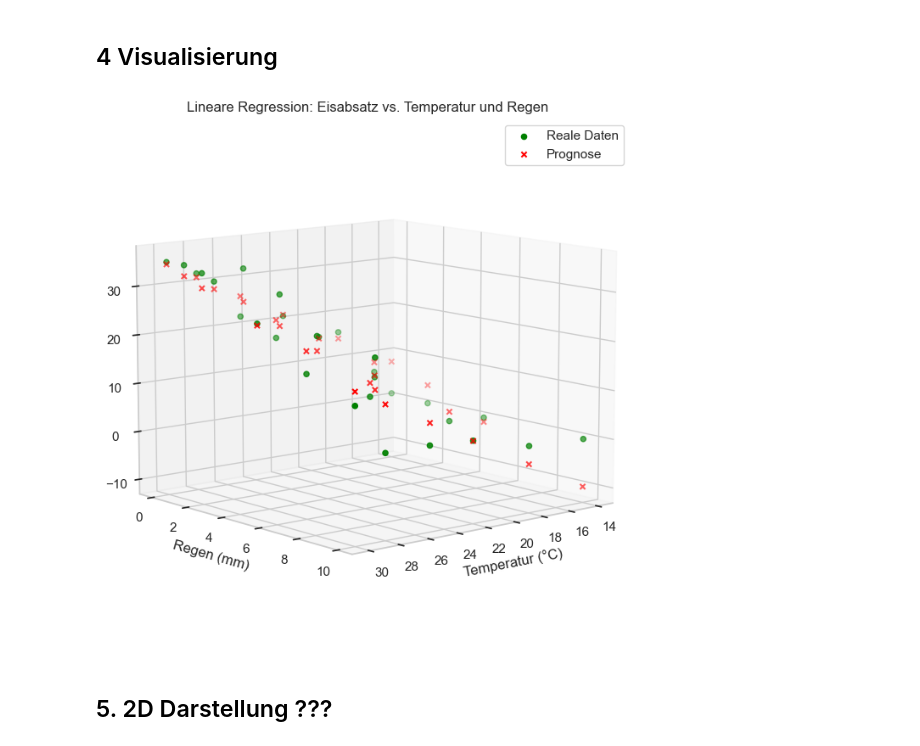
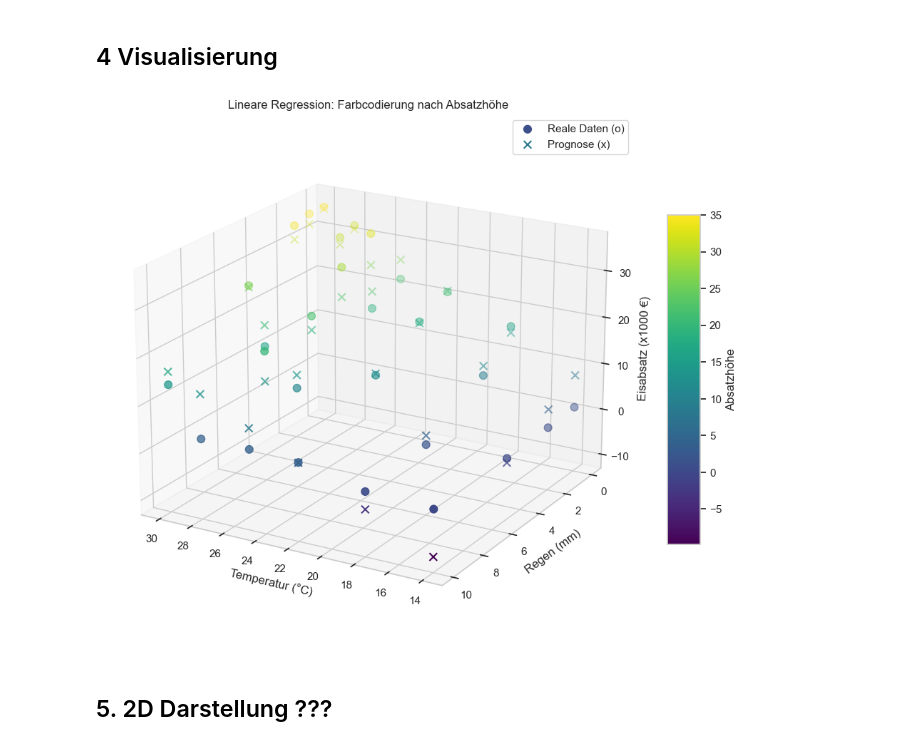
Before and after one commit to Ssaammyy36/Kurs-KI-Abgabe-1, a Jupyter notebook: Aufgabe_5/Aufgabe_5.ipynb, the cells around one changed output. Drawn from its saved outputs; the diff is of its cells as text; code cells hidden in the pictures.

```diff
--- a/Aufgabe_5/Aufgabe_5.ipynb
+++ b/Aufgabe_5/Aufgabe_5.ipynb
@@ -165,21 +157,35 @@ z_surf = a + b * x_surf + c * y_surf                                # Punkte der
 # %%
+import matplotlib.pyplot as plt
+import numpy as np
+
 # 3D-Plot erstellen
-fig = plt.figure(figsize=(8, 30))
+fig = plt.figure(figsize=(12, 10))
 ax = fig.add_subplot(111, projection='3d')
 
-ax.scatter(X['Temperatur'], X['Regen'], y, c='green', marker='o', label='Reale Daten')              # Reale Datenpunkte
-ax.scatter(X['Temperatur'], X['Regen'], y_pred, c='red', marker='x', label='Prognose')              # Prognose Daten
-#ax.scatter(x_surf, y_surf, z_surf, alpha=0.1, color='blue', label='Modell-Ebene')                   # Regressionsebene
+z_min = min(y.min(), y_pred.min())
+z_max = max(y.max(), y_pred.max())
+
+# Reale Datenpunkte
+sc1 = ax.scatter(X['Temperatur'], X['Regen'], y,
+                 c=y, cmap='viridis', vmin=z_min, vmax=z_max,
+                 marker='o', s=60, label='Reale Daten (o)')
+
+# Prognose Daten
+sc2 = ax.scatter(X['Temperatur'], X['Regen'], y_pred,
+                 c=y_pred, cmap='viridis', vmin=z_min, vmax=z_max,
+                 marker='x', s=60, label='Prognose (x)')
 
 ax.set_xlabel('Temperatur (°C)')
 ax.set_ylabel('Regen (mm)')
 ax.set_zlabel('Eisabsatz (x1000 €)')
-ax.set_title('Lineare Regression: Eisabsatz vs. Temperatur und Regen')
-ax.view_init(elev=10, azim=50)
+ax.set_title('Lineare Regression: Farbcodierung nach Absatzhöhe')
+ax.view_init(elev=20, azim=120)                                         # Ansicht einstellen
 ax.legend()
+
+fig.colorbar(sc1, ax=ax, shrink=0.6, aspect=10, label='Absatzhöhe')
 plt.show()
 # %% [output]
-[figure, old version]
+[figure, new version]
 # %% [markdown]
 ## 5. 2D Darstellung ???
 # %%
```
Also changed, not shown: parts of 6 cells of this notebook, 2 other files.
